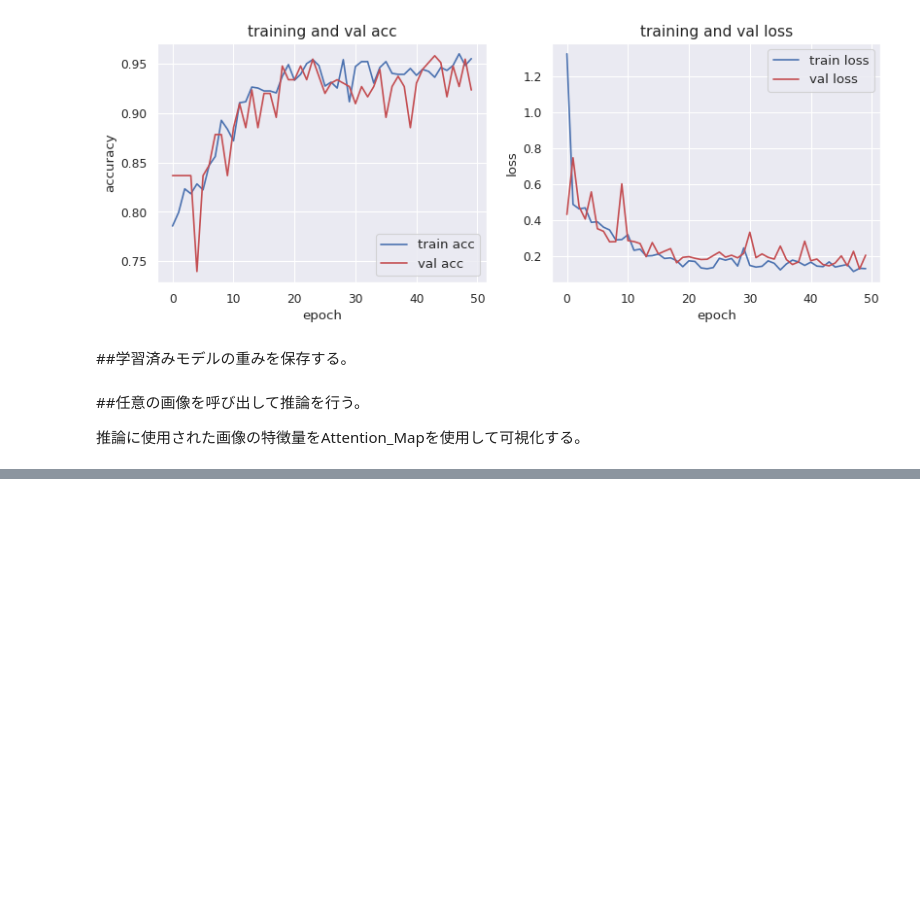
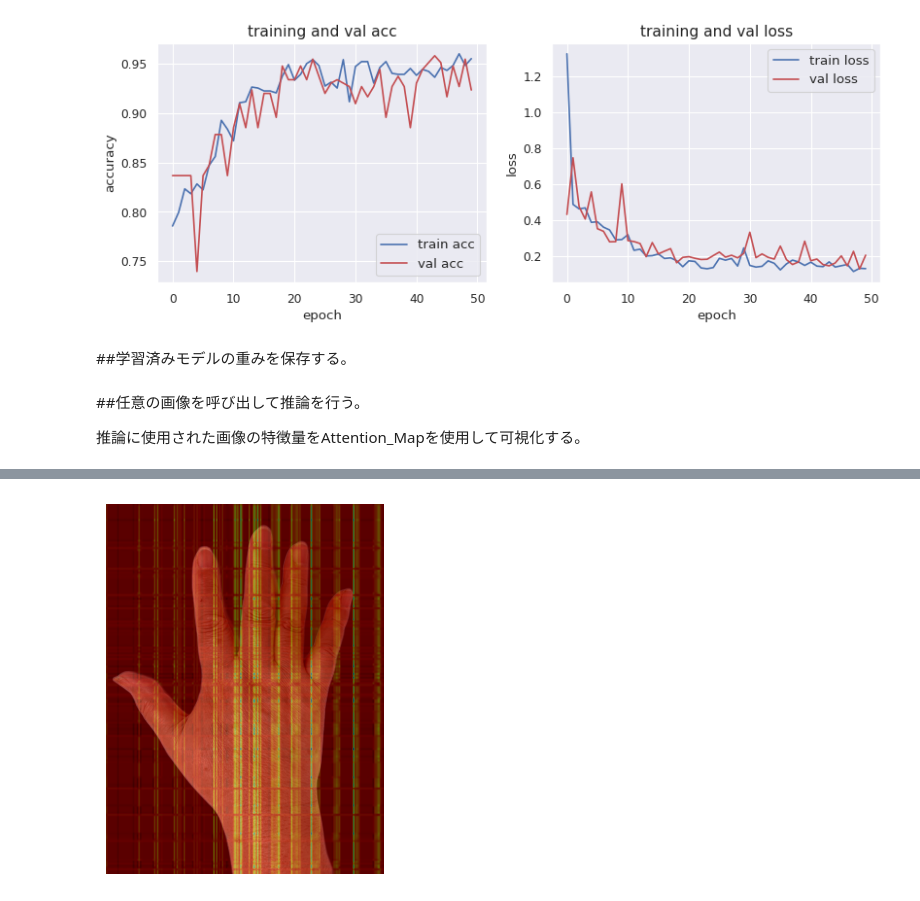
Before and after one commit to RyosukeHanaoka/TechTeacher, a Jupyter notebook: WholeRightHand_ViT_withAttentionMap.ipynb, the cells around one changed output, grey strips where cells are left out. Saved outputs shown, nothing was run; the diff lists cells and outputs as text; code cells hidden in the pictures; blank space fills up the shorter version.

```diff
--- a/WholeRightHand_ViT_withAttentionMap.ipynb
+++ b/WholeRightHand_ViT_withAttentionMap.ipynb
@@ -391,0 +457,24 @@ plt.show()
+# %%
+import cv2
+
+# 元の画像を読み込む
+original_image = cv2.imread('/content/drive/MyDrive/OptPhotoFiles/optPhotoFiles_modified/RA_right/patients_000009.out.jpg')
+original_image = cv2.cvtColor(original_image, cv2.COLOR_BGR2RGB)
+
+# 画像のサイズを取得
+height, width, _ = original_image.shape
+
+# 注意マップのサイズを画像のサイズに合わせてリサイズ
+# 注意: ここでは197x197の注意マップを例としています。
+upsampled_attn_map = cv2.resize(attn_map, (width, height))
+
+# 元の画像に注意マップを重ねる
+heatmap = (upsampled_attn_map - upsampled_attn_map.min()) / (upsampled_attn_map.max() - upsampled_attn_map.min())
+heatmap = cv2.applyColorMap((heatmap * 255).astype('uint8'), cv2.COLORMAP_JET)
+superimposed_img = cv2.addWeighted(original_image, 0.6, heatmap, 0.4, 0)
+
+plt.imshow(superimposed_img)
+plt.axis('off')
+plt.show()
+# %% [output]
+[figure, added]
```
Also changed, not shown: parts of 5 cells of this notebook.
